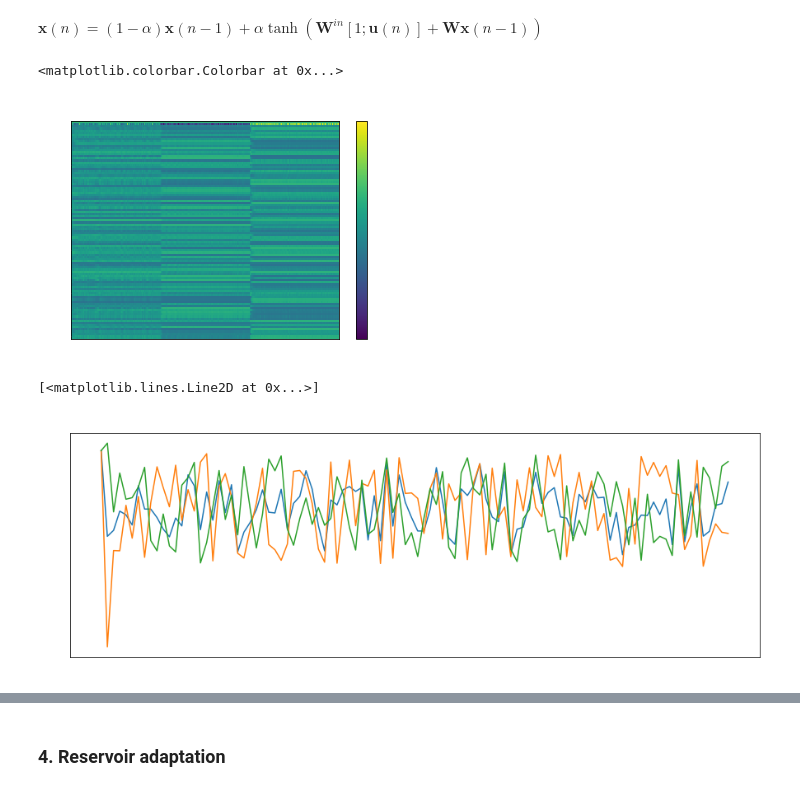
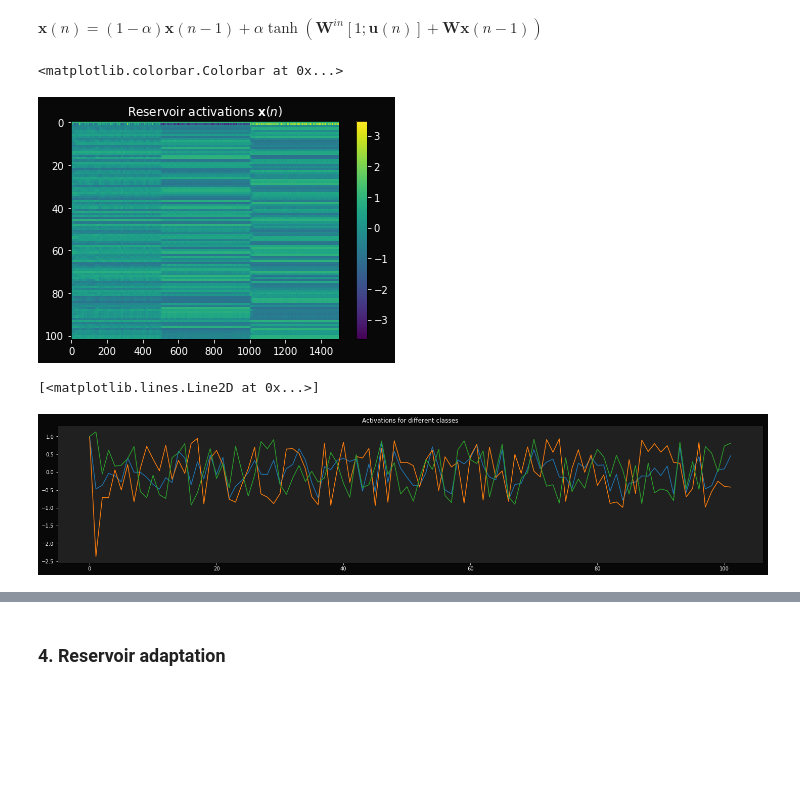
Before and after one commit to mizvol/miniESN, a Jupyter notebook: Adaptation.ipynb, the cells around one changed output, grey strips where cells are left out. Saved outputs shown, nothing was run; the diff lists cells and outputs as text; code cells hidden in the pictures; blank space fills up the shorter version.

Commit message:
Updated plot background color

```diff
--- a/Adaptation.ipynb
+++ b/Adaptation.ipynb
@@ -12,6 +12,10 @@ rcParams['text.color'] = COLOR
 rcParams['axes.labelcolor'] = COLOR
 rcParams['xtick.color'] = COLOR
 rcParams['ytick.color'] = COLOR
+
+# bacground color
+rcParams['figure.facecolor'] = '#080808'
+rcParams['axes.facecolor'] = '#202020'
 # %% [markdown]
 ### 1. Generate synthetic data
 # %%
@@ -139,13 +143,13 @@ title("Reservoir activations $\mathbf{x}(n)$")
 colorbar()
 # %% [output]
 <matplotlib.colorbar.Colorbar at 0x...>
-[figure, old version]
+[figure, new version]
 # %%
-figure(figsize=(15,5))
+figure(figsize=(25,5))
 title("Activations for different classes")
 plot(X.T[10])
 plot(X.T[510])
 plot(X.T[1010])
 # %% [output]
 [<matplotlib.lines.Line2D at 0x...>]
-[figure, old version]
+[figure, new version]
```
Also changed, not shown: parts of 3 cells of this notebook, 1 other file.
